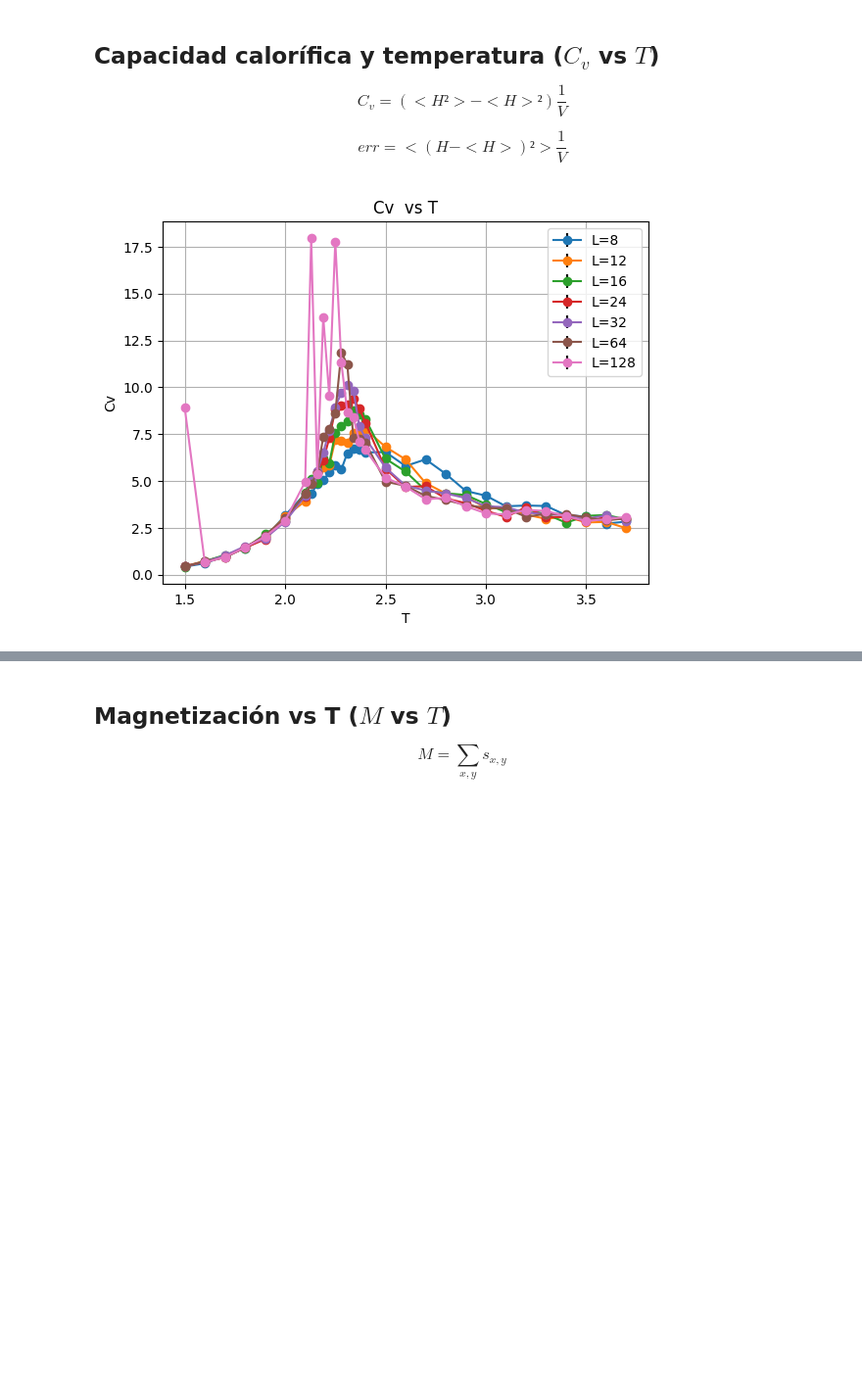
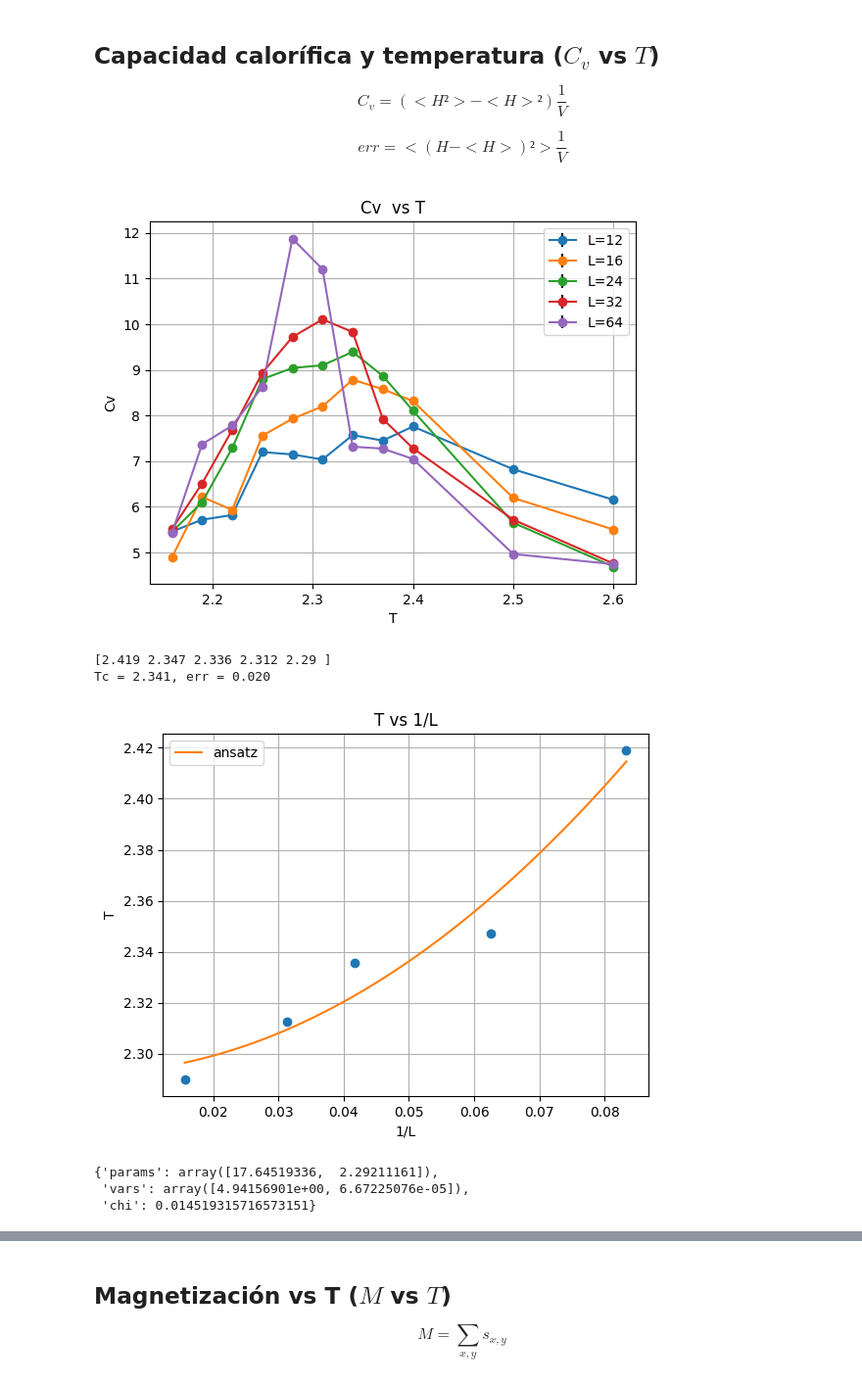
Before and after one commit to SoyAgustin/QF-Path-Integral, a Jupyter notebook: Notebooks_Py/ising.ipynb, the cells around one changed output, grey strips where cells are left out. Shown at 98% size. Drawn from its saved outputs; the diff is of its cells as text; code cells hidden in the pictures; blank space fills up the shorter version.

```diff
--- a/Notebooks_Py/ising.ipynb
+++ b/Notebooks_Py/ising.ipynb
@@ -129,3 +159,16 @@ def L_arrays(L,T_min = 1.5,T_max = 3.8):
             "Cv":Cv,"stderr_cv":stderr_cv,
             "chi_m":chi_m,"stderr_chi":stderr_chi,
             "m":m,"stderr_m":stderr_m}
+# %%
+def interp_quad_max(x,y):
+    max_ind = y.argmax()
+    yl = [y[max_ind-1],y[max_ind],y[max_ind+1]]
+    xl = [x[max_ind-1],x[max_ind],x[max_ind+1]]
+
+    x_inter=np.linspace(x[max_ind-1],x[max_ind+1],num=1000)
+    inter = CubicSpline(xl,yl)
+    y_inter = inter(x_inter)
+
+    x_max = x_inter[y_inter.argmax()]
+    y_max = y_inter[y_inter.argmax()]
+    return x_max,y_max
@@ -141,7 +201,7 @@ for T in T_values:
 # %% [markdown]
 ## Densidad de energía y temperatura  ($\frac{<H>}{V}$ vs T)
 # %%
-L_values = [8,12,16,24,32,64,128]
+L_values = [8,12,16,24,32,64,128][-3:]
 
 T_i = 1.5
 T_f = 3.8
@@ -161,7 +221,10 @@ for L in L_values:
     y = dic["H"]
     yerr = dic["stderr_H"]
 
-    plt.errorbar(x[t_i:t_f],y[t_i:t_f],yerr[t_i:t_f],marker="o",ls="-",ecolor="r",label=f"{L=}")
+    if t_i == t_f:
+        plt.errorbar(x[t_i],y[t_i],yerr[t_i],marker="o",ls="",ecolor="r",label=f"{L=}")
+    else:
+        plt.errorbar(x[t_i:t_f],y[t_i:t_f],yerr[t_i:t_f],marker="o",ls="",ecolor="r",label=f"{L=}")
 
 plt.legend()
 plt.show()
@@ -174,31 +237,73 @@ $$C_v = (<H²>-<H>²)\frac{1}{V}$$
 
 $$err = <(H-<H>)²>\frac{1}{V} $$
 # %%
-L_values = [8,12,16,24,32,64,128]
+L_values = np.array([8,12,16,24,32,64,128])[1:-1]
 
-T_i = 1.5
-T_f = 3.8
+T_i = 2.16
+T_f = 2.7
 
 plt.title("Cv  vs T")
 plt.grid()
 plt.xlabel("T")
 plt.ylabel("Cv")
 
+cvmax=[]
+Tc = []
 for L in L_values:
     dic = L_arrays(L)
 
     x = dic["T"].tolist()
     t_i = x.index(T_i)
     t_f = x.index(T_f)
+    x = x[t_i:t_f]
 
     y = dic["Cv"]
+    y = y[t_i:t_f]
 
     yerr = dic["stderr_cv"]
-    yerr = np.zeros(len(x))
+    yerr = yerr[t_i:t_f]
+    #yerr = np.zeros(len(x))
 
-    plt.errorbar(x[t_i:t_f],y[t_i:t_f],yerr[t_i:t_f],marker="o",ls="-",ecolor="k",label=f"{L=}")
+    cvmax+=[interp_quad_max(x,y)[1]]
+    Tc+=[interp_quad_max(x,y)[0]]
+
+    plt.errorbar(x,y,yerr,marker="o",ls="-",ecolor="k",label=f"{L=}")
 
 plt.legend()
 plt.show()
+
+cvmax = np.array(cvmax)
+Tc = np.array(Tc)
+
+print(f"{Tc.round(3)}")
+print("Tc = %0.3f, err = %0.3f"%(Tc.mean(),np.sqrt(Tc.var()/len(Tc))))
+
+#extrapolacion
+
+def ansatz(x,a,b):
+    return a*x**2+b
+
+xans = np.linspace((1/L_values).min(),(1/L_values).max(),200)
+
+dic = adjust(1/L_values,Tc,ansatz=ansatz)
+
+
+plt.errorbar(1/L_values,Tc,ls="",marker="o")
+plt.plot(xans,ansatz(xans,*dic["params"]),label = "ansatz")
+
+plt.title("T vs 1/L")
+plt.ylabel("T")
+plt.xlabel("1/L")
+plt.legend()
+plt.grid()
+plt.show()
+
+dic
 # %% [output]
-[figure, old version]
+[figure, new version]
+[2.419 2.347 2.336 2.312 2.29 ]
+Tc = 2.341, err = 0.020
+[figure, added]
+{'params': array([17.64519336,  2.29211161]),
+ 'vars': array([4.94156901e+00, 6.67225076e-05]),
+ 'chi': 0.014519315716573151}
```
Also changed, not shown: parts of 15 cells of this notebook, 1 other file.
